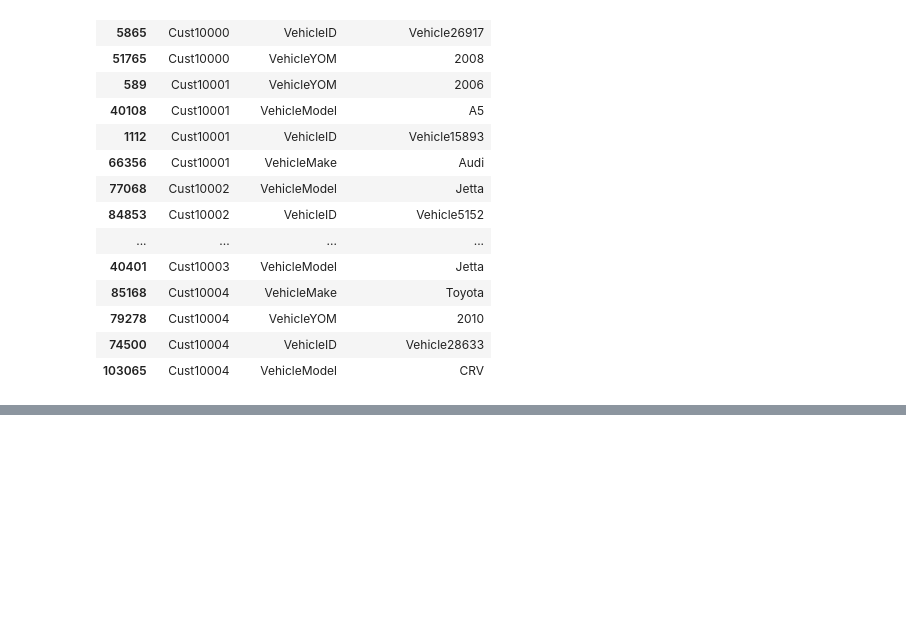
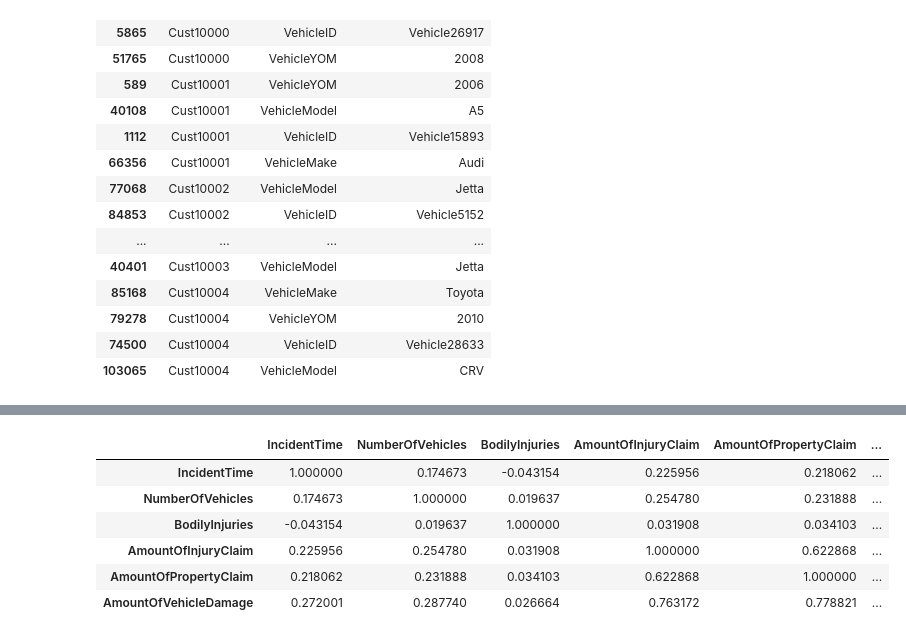
Before and after one commit to Kcorb0/Fraud-Detection, a Jupyter notebook: FraudDetection.ipynb, the cells around one changed output, grey strips where cells are left out. Cells and saved outputs as stored; diff of their text form; code cells hidden in the pictures; blank space fills up the shorter version.

```diff
--- a/FraudDetection.ipynb
+++ b/FraudDetection.ipynb
@@ -104,0 +133,11 @@ vehicle_db.head()
+# %%
+claims_correlation = claims_with_labels.corr()
+claims_correlation
+# %% [output]
+|  | IncidentTime | NumberOfVehicles | BodilyInjuries | AmountOfInjuryClaim | AmountOfPropertyClaim | ... |
+| IncidentTime | 1.000000 | 0.174673 | -0.043154 | 0.225956 | 0.218062 | ... |
+| NumberOfVehicles | 0.174673 | 1.000000 | 0.019637 | 0.254780 | 0.231888 | ... |
+| BodilyInjuries | -0.043154 | 0.019637 | 1.000000 | 0.031908 | 0.034103 | ... |
+| AmountOfInjuryClaim | 0.225956 | 0.254780 | 0.031908 | 1.000000 | 0.622868 | ... |
+| AmountOfPropertyClaim | 0.218062 | 0.231888 | 0.034103 | 0.622868 | 1.000000 | ... |
+| AmountOfVehicleDamage | 0.272001 | 0.287740 | 0.026664 | 0.763172 | 0.778821 | ... |
```
Also changed, not shown: parts of 5 cells of this notebook.
